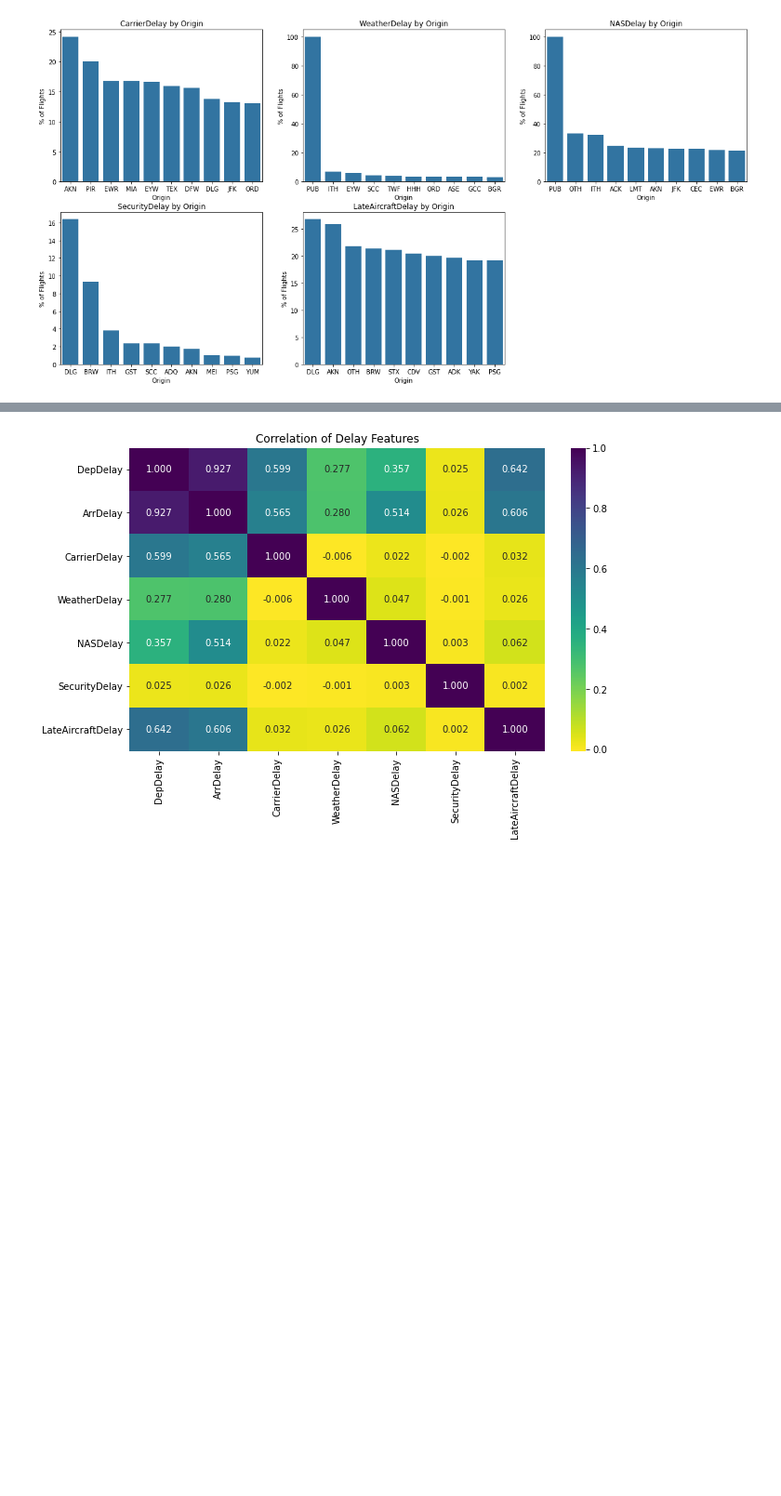
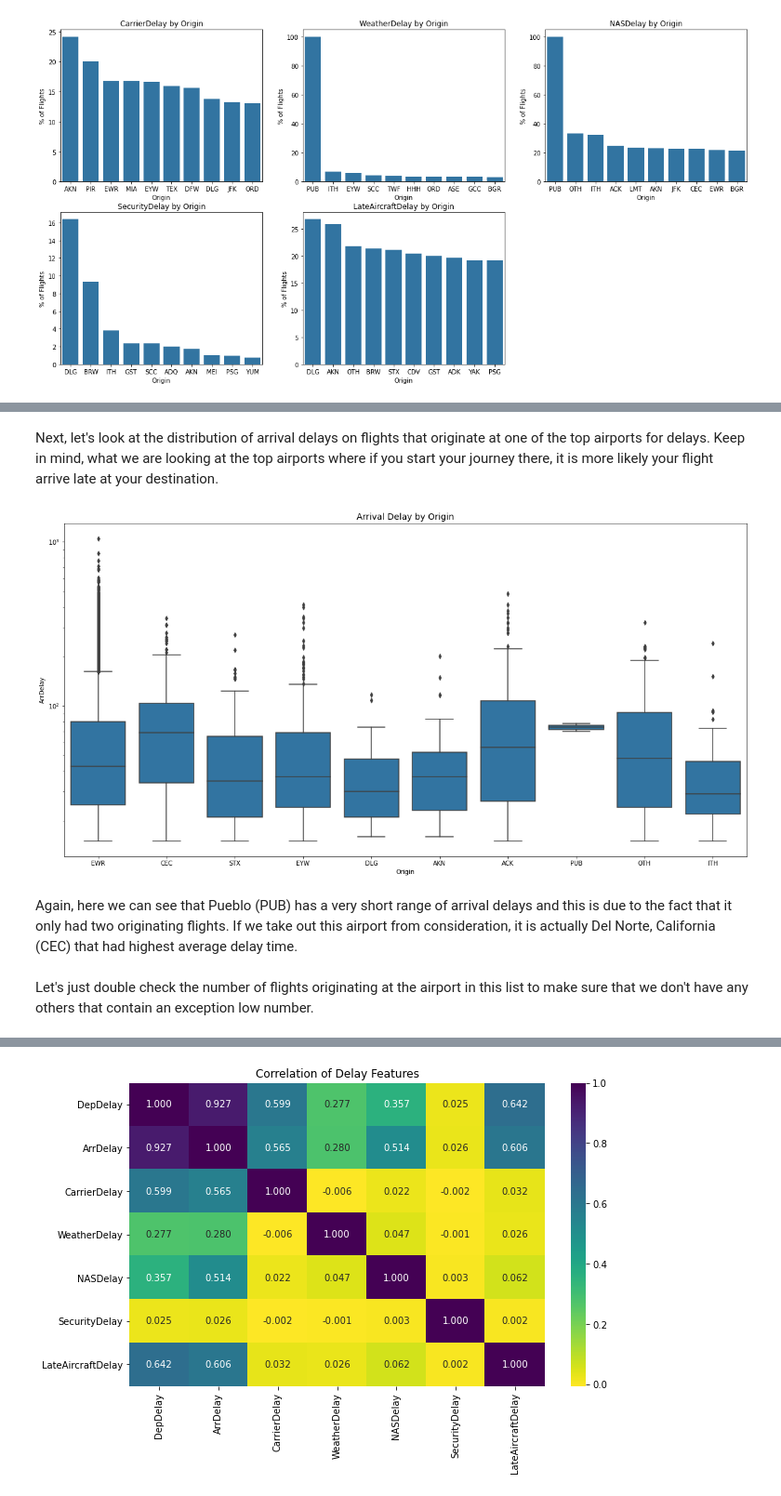
Before and after one commit to maleina/US-Flight-Data, a Jupyter notebook: flight_data_exploration.ipynb, the cells around one changed output, grey strips where cells are left out. Shown at 93% size. Drawn from its saved outputs; the diff is of its cells as text; code cells hidden in the pictures; blank space fills up the shorter version.

```diff
--- a/flight_data_exploration.ipynb
+++ b/flight_data_exploration.ipynb
@@ -1312,0 +1379,22 @@ Here we can see that each delay type has a different set of airports in its list
+# %% [markdown]
+Next, let's look at the distribution of arrival delays on flights that originate at one of the top airports for delays. Keep in mind, what we are looking at the top airports where if you start your journey there, it is more likely your flight arrive late at your destination.
+# %%
+# Set figure size to make the graph easier to read
+plt.figure(figsize=(20, 10))
+
+# Take the top half of the top origins for delays that we calculated above
+top_del_origins = prop_by_orig.head(10).index
+
+# Create a dataframe of delayed flights at top delayed origins
+df_top_origin_delays = df_delayed_flights[df_delayed_flights['Origin'].isin(top_del_origins)]
+
+# Box plot of delay times at top delayed origins
+sb.boxplot(data=df_top_origin_delays, y='ArrDelay', x='Origin', color=base_color);
+plt.yscale('log')
+plt.title('Arrival Delay by Origin', fontsize=14);
+# %% [output]
+[figure, added]
+# %% [markdown]
+Again, here we can see that Pueblo (PUB) has a very short range of arrival delays and this is due to the fact that it only had two originating flights. If we take out this airport from consideration,  it is actually Del Norte, California (CEC) that had highest average delay time.
+# %% [markdown]
+Let's just double check the number of flights originating at the airport in this list to make sure that we don't have any others that contain an exception low number.
```
Also changed, not shown: parts of 51 cells of this notebook, 1 other file.
